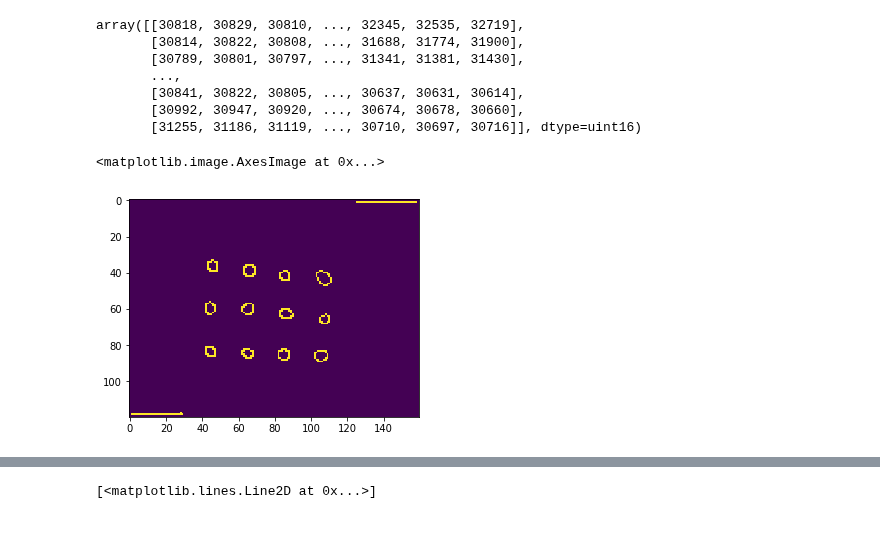
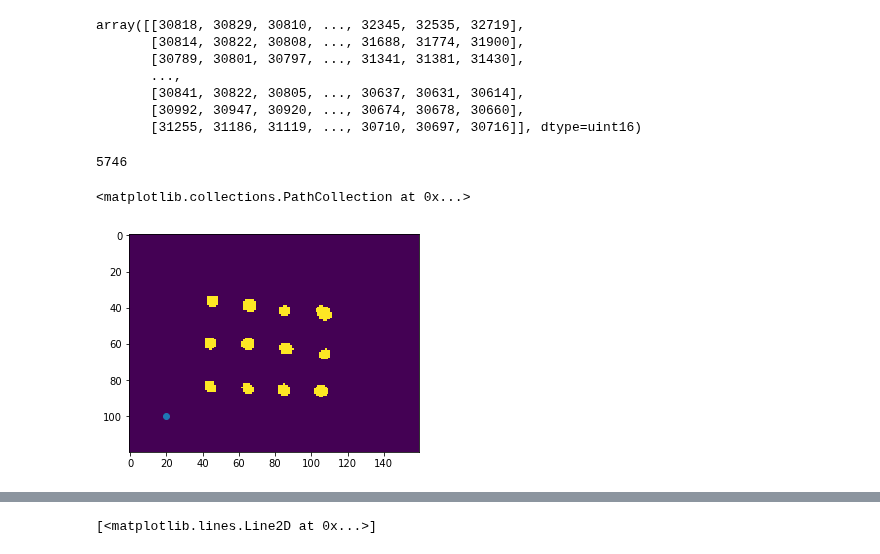
Before and after one commit to jrodguez/musical-robot, a Jupyter notebook: examples/Flat_Plate_6_11_19.ipynb, the cells around one changed output, grey strips where cells are left out. Saved outputs shown, nothing was run; the diff lists cells and outputs as text; code cells hidden in the pictures.

```diff
--- a/examples/Flat_Plate_6_11_19.ipynb
+++ b/examples/Flat_Plate_6_11_19.ipynb
@@ -33,9 +41,24 @@ array([[30818, 30829, 30810, ..., 32345, 32535, 32719],
        [30841, 30822, 30805, ..., 30637, 30631, 30614],
        [30992, 30947, 30920, ..., 30674, 30678, 30660],
        [31255, 31186, 31119, ..., 30710, 30697, 30716]], dtype=uint16)
-# %%
-edges = canny(frames[0]/2000, sigma = 0.5)
-plt.imshow(edges)
-# %% [output]
-<matplotlib.image.AxesImage at 0x...>
-[figure, removed]
+# %%
+edges=[]
+for i in range(len(frames)):
+    edges.append(feature.canny(frames[0]/4000))
+# %%
+from skimage.morphology import remove_small_objects
+labeled_wells = []
+for i in range(len(edges)):
+    filled_wells = binary_fill_holes(edges[i])
+    cl_wells = remove_small_objects(filled_wells,min_size=25)
+    labeled_wells.append(label(cl_wells))
+# %%
+len(labeled_wells)
+# %% [output]
+5746
+# %%
+plt.imshow(cl_wells)
+plt.scatter(20,100)
+# %% [output]
+<matplotlib.collections.PathCollection at 0x...>
+[figure, added]
```
Also changed, not shown: parts of 13 cells of this notebook.
